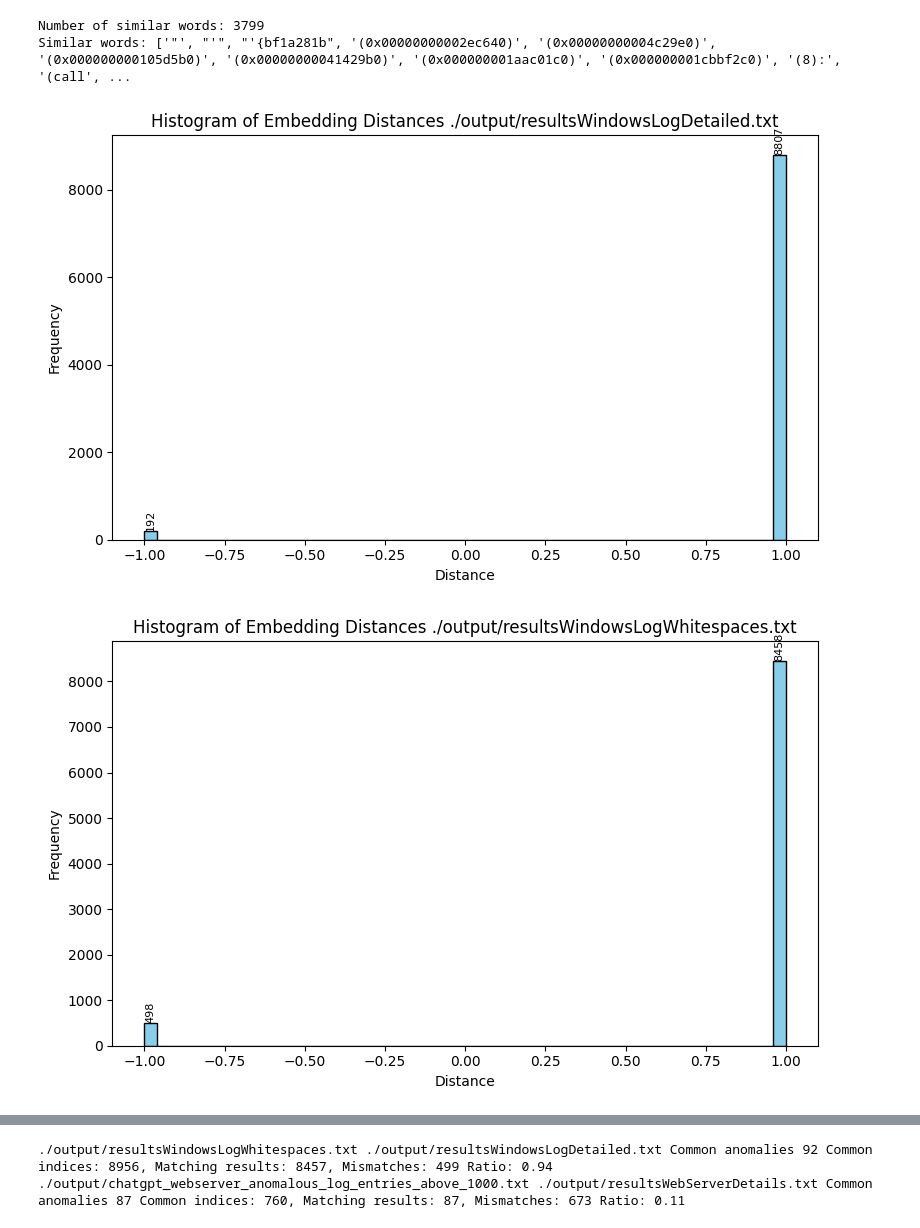
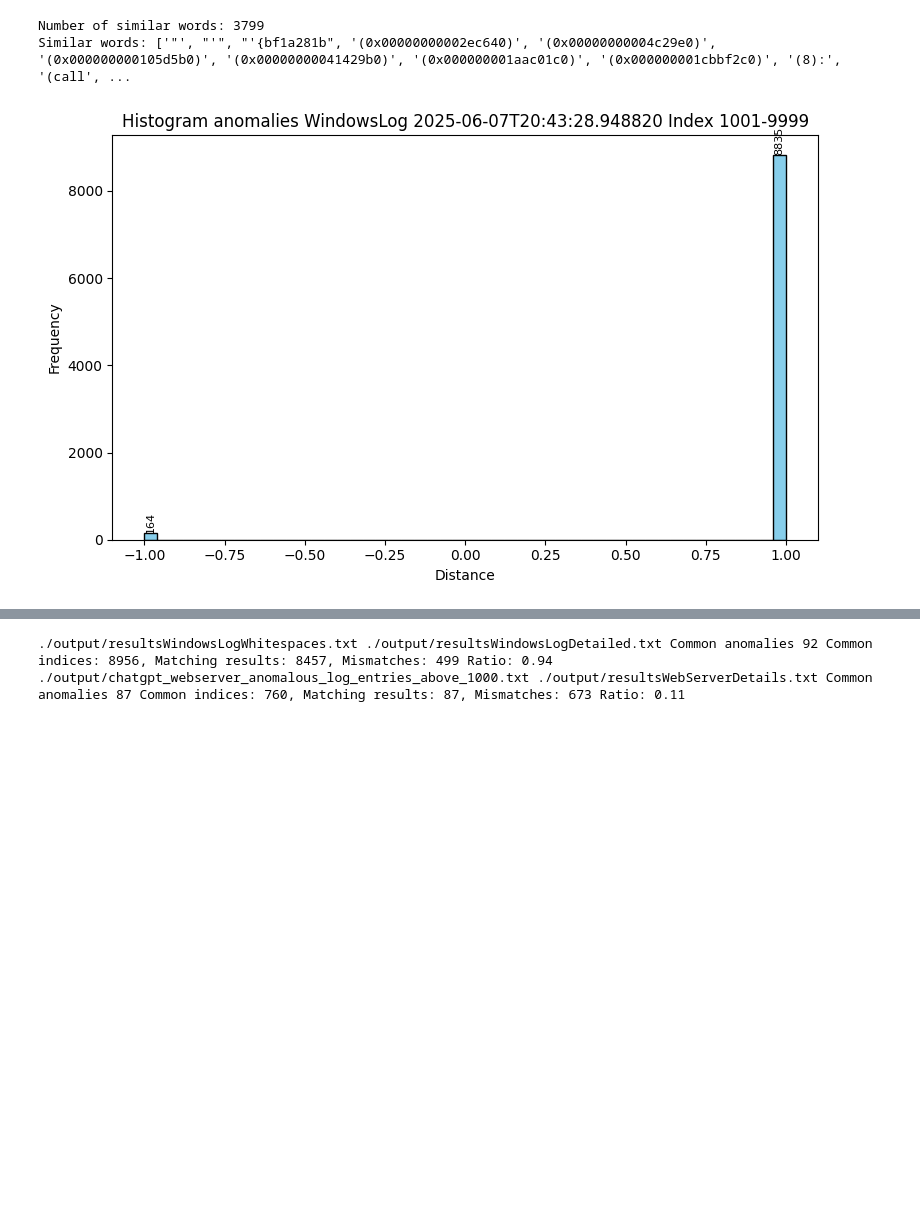
Before and after one commit to mmaracic/dataScience, a Jupyter notebook: anomaly-detection/analysis.ipynb, the cells around one changed output, grey strips where cells are left out. Drawn from its saved outputs; the diff is of its cells as text; code cells hidden in the pictures; blank space fills up the shorter version.

Commit message:
Pylint fixes, additional test output data

```diff
--- a/anomaly-detection/analysis.ipynb
+++ b/anomaly-detection/analysis.ipynb
@@ -127,33 +127,38 @@ Similar words: ['"', "'", "'{bf1a281b", '(0x00000000002ec640)', '(0x00000000004c
 # %%
 import numpy as np
 import matplotlib.pyplot as plt
 import json
 
-def plotResults(file:str):
+def plot_results(file:str):
+    with open(file, "r") as f:
+        line = f.readline()
+        result = json.loads(line)
+    database = result["database"]
+    timestamp = result["timestamp"]
+    raw_results = result["results"]
+    min_index = raw_results[0]["index"]
+    max_index = raw_results[-1]["index"]
     results = []
-    with open(file, "r") as f:
-        for line in f:
-            result = json.loads(line)
-            results.append(result["anomaly_prediction"])
+    for result in raw_results:
+        results.append(result["anomaly_prediction"])
 
     plt.figure(figsize=(8, 5))
     counts, bins, patches = plt.hist(results, bins=50, color='skyblue', edgecolor='black')
-    plt.title(f'Histogram of Embedding Distances {file}')
+    plt.title(f'Histogram anomalies {database} {timestamp} Index {min_index}-{max_index}')
     plt.xlabel('Distance')
     plt.ylabel('Frequency')
     plt.tight_layout()
 
     # Add counts on top of columns
     for count, bin_left, bin_right in zip(counts, bins[:-1], bins[1:]):
         if count > 0:
             plt.text((bin_left + bin_right) / 2, count, str(int(count)),
                     ha='center', va='bottom', fontsize=8, rotation=90)
 
     plt.show()
 
-plotResults("./output/resultsWindowsLogDetailed.txt")
-plotResults("./output/resultsWindowsLogWhitespaces.txt")
-plotResults("./output/resultsWebServerDetails.txt")
+plot_results("./output/resultsWindowsLogDetailed.txt")
+#plot_results("./output/resultsWindowsLogWhitespaces.txt")
+#plot_results("./output/resultsWebServerDetails.txt")
 # %% [output]
-[figure, old version]
+[figure, new version]
-[figure, removed]
```
Also changed, not shown: parts of 2 cells of this notebook, 1 other file.
